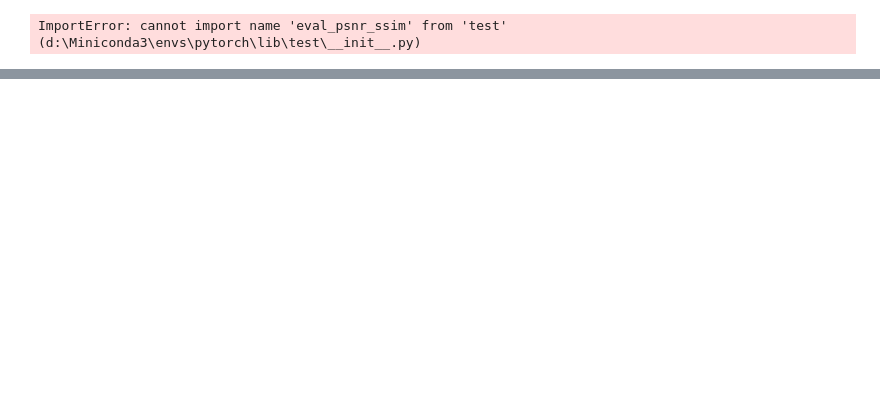
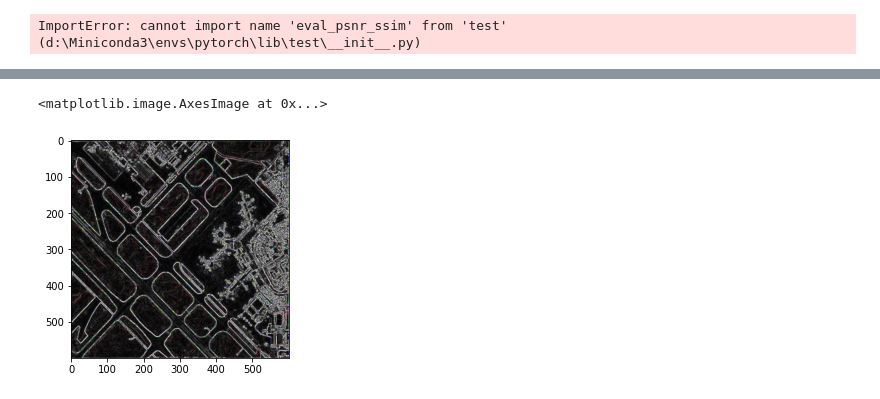
Before and after one commit to ArcobalenoX/LIIFSR, a Jupyter notebook: debug.ipynb, the cells around one changed output, grey strips where cells are left out. Saved outputs shown, nothing was run; the diff lists cells and outputs as text; code cells hidden in the pictures; blank space fills up the shorter version.

```diff
--- a/debug.ipynb
+++ b/debug.ipynb
@@ -83,11 +87,0 @@ for root, _, fnames in sorted(os.walk(sr_path, followlinks=True)):
-# %%
-dist_ = []
-for i in range(len(hr_path_list)):
-	hr_img = lpips.im2tensor(lpips.load_image(hr_path_list[i]))
-	sr_img = lpips.im2tensor(lpips.load_image(sr_path_list[i]))
-	if(use_gpu):
-		hr_img = hr_img.cuda()
-		sr_img = sr_img.cuda()
-	dist = loss_fn.forward(hr_img, sr_img)
-	dist_.append(dist.mean().item())
-print('Avarage Distances: %.3f' % (sum(dist_)/len(hr_path_list)))
@@ -207 +128,27 @@ torch.Size([1, 64, 224, 224])
+# %%
+class Get_sobel_gradient(nn.Module):
+    def __init__(self):
+        super().__init__()
+        kernel_v = [[-1, -2, -1],
+                    [0, 0, 0],
+                    [1, 2, 1]]
+        kernel_h = [[-1, 0, 1],
+                    [-2, 0, 2],
+                    [-1, 0, 1]]
+        kernel_h = torch.FloatTensor(kernel_h).unsqueeze(0).unsqueeze(0)
+        kernel_v = torch.FloatTensor(kernel_v).unsqueeze(0).unsqueeze(0)
+        self.weight_h = nn.Parameter(data=kernel_h, requires_grad=False).cuda()
+        self.weight_v = nn.Parameter(data=kernel_v, requires_grad=False).cuda()
+
+    def forward(self, x):
+        x_list = []
+        for i in range(x.shape[1]):
+            x_i = x[:, i]
+            x_i_v = F.conv2d(x_i.unsqueeze(1), self.weight_v, padding=1)
+            x_i_h = F.conv2d(x_i.unsqueeze(1), self.weight_h, padding=1)
+            x_i = torch.sqrt(torch.pow(x_i_v, 2) + torch.pow(x_i_h, 2) + 1e-6)
+            x_list.append(x_i)
+        x = torch.cat(x_list, dim = 1)
+
+        return x
 # %%
@@ -232,0 +185,6 @@ torch.Size([1, 3, 224, 224])
+# %%
+out = Get_sobel_gradient()(imgt)
+plt.imshow(ToPILImage()(out.squeeze(0)))
+# %% [output]
+<matplotlib.image.AxesImage at 0x...>
+[figure, added]
```
Also changed, not shown: parts of 21 cells of this notebook, 31 other files.
